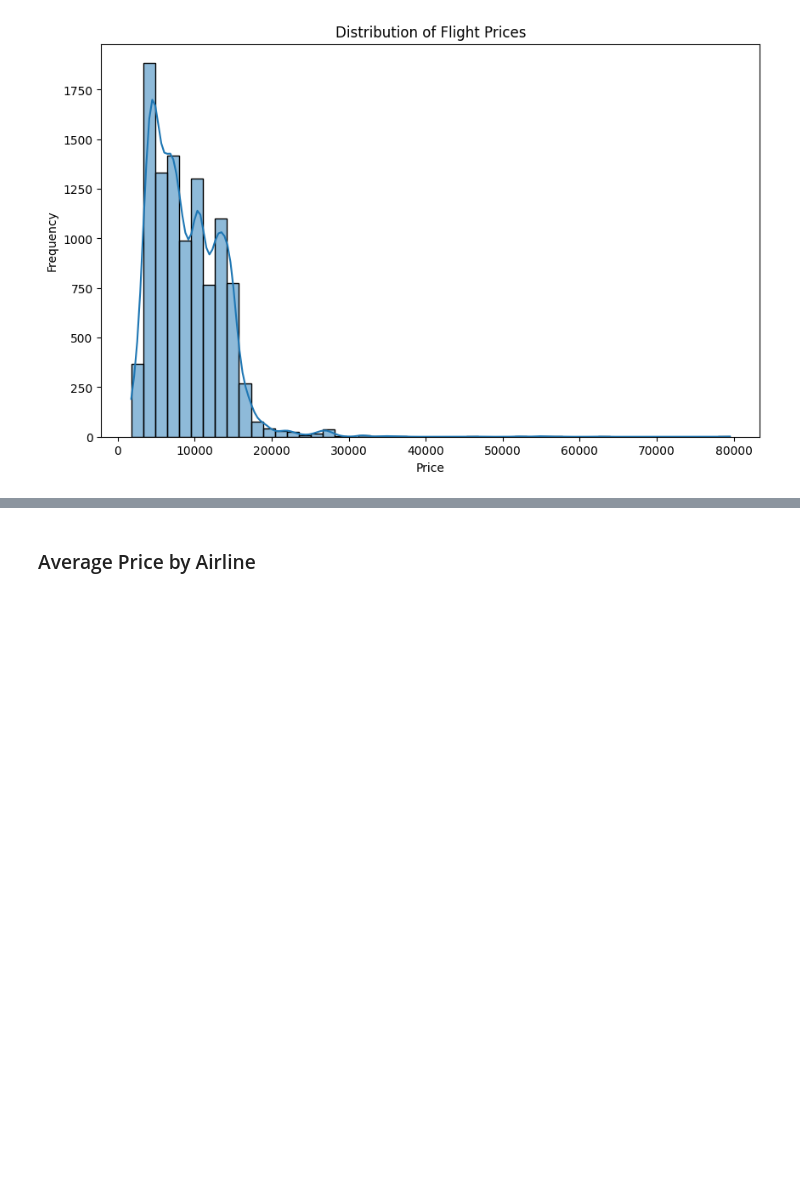
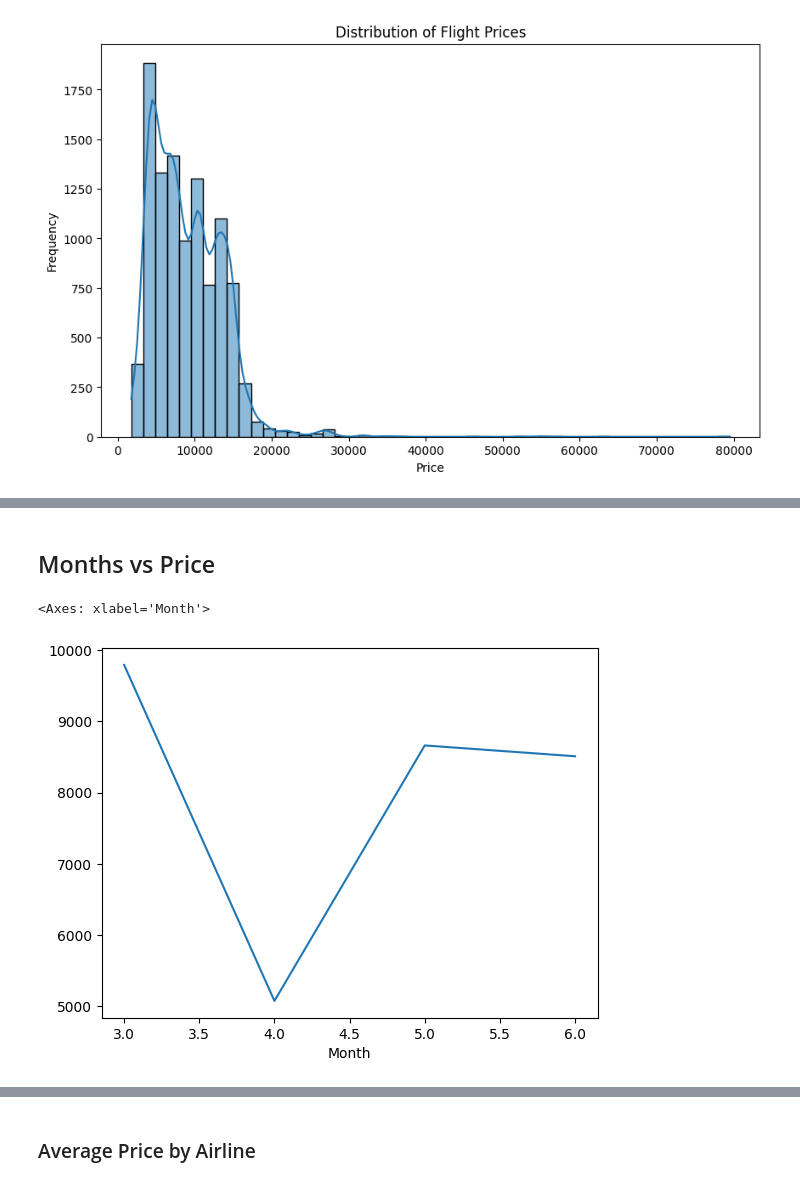
Before and after one commit to hyeen24/FlightPrice, a Jupyter notebook: notebook/EDA.ipynb, the cells around one changed output, grey strips where cells are left out. Saved outputs shown, nothing was run; the diff lists cells and outputs as text; code cells hidden in the pictures; blank space fills up the shorter version.

```diff
--- a/notebook/EDA.ipynb
+++ b/notebook/EDA.ipynb
@@ -250,0 +277,7 @@ plt.show()
+# %% [markdown]
+## Months vs Price
+# %%
+df.groupby('Month')['Price'].median().plot()
+# %% [output]
+<Axes: xlabel='Month'>
+[figure, added]
```
Also changed, not shown: parts of 26 cells of this notebook.
